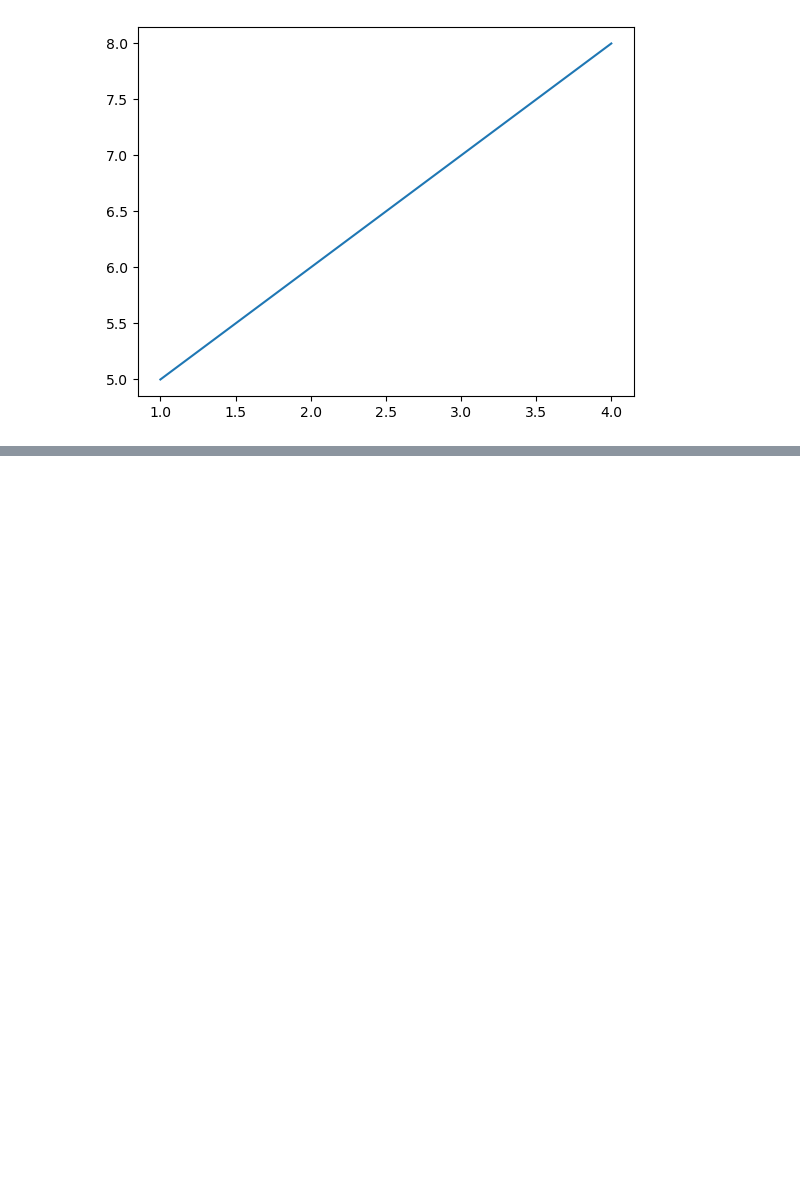
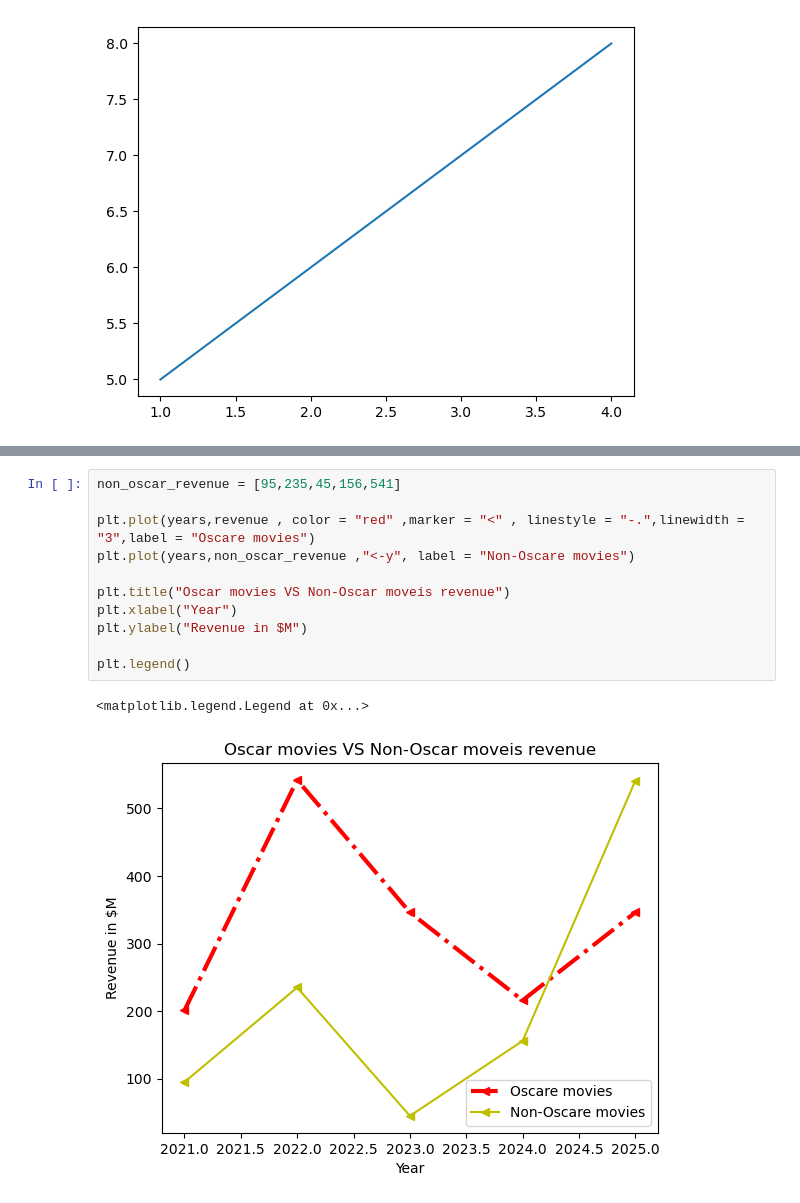
Before and after one commit to Kashinathmali88/AI-ML, a Jupyter notebook: matplotlib.ipynb, the cells around one changed output, grey strips where cells are left out. Drawn from its saved outputs; the diff is of its cells as text; blank space fills up the shorter version.

```diff
--- a/matplotlib.ipynb
+++ b/matplotlib.ipynb
@@ -10,0 +24,14 @@ plt.show()
+# %%
+non_oscar_revenue = [95,235,45,156,541]
+
+plt.plot(years,revenue , color = "red" ,marker = "<" , linestyle = "-.",linewidth = "3",label = "Oscare movies")
+plt.plot(years,non_oscar_revenue ,"<-y", label = "Non-Oscare movies")
+
+plt.title("Oscar movies VS Non-Oscar moveis revenue")
+plt.xlabel("Year")
+plt.ylabel("Revenue in $M")
+
+plt.legend()
+# %% [output]
+<matplotlib.legend.Legend at 0x...>
+[figure, added]
```
Also changed, not shown: parts of 1 cell of this notebook, 1 other file.
